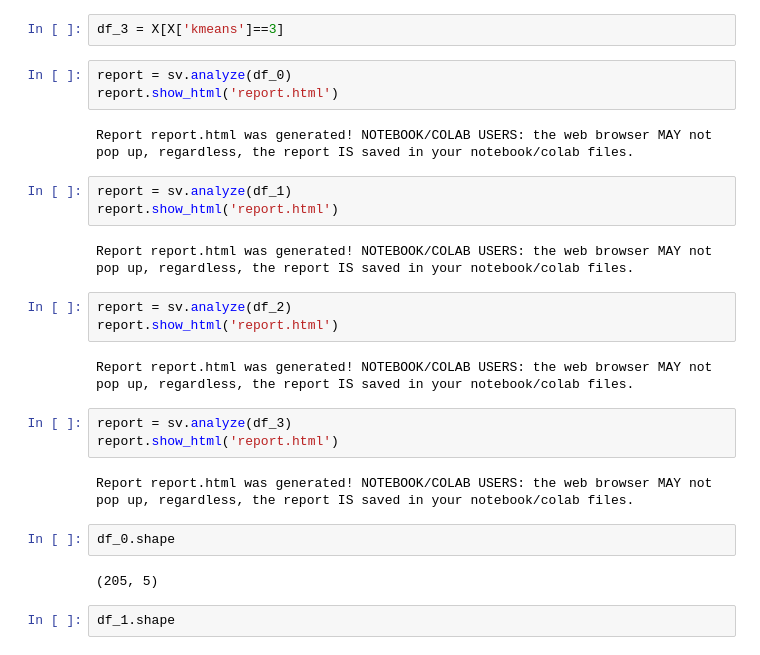
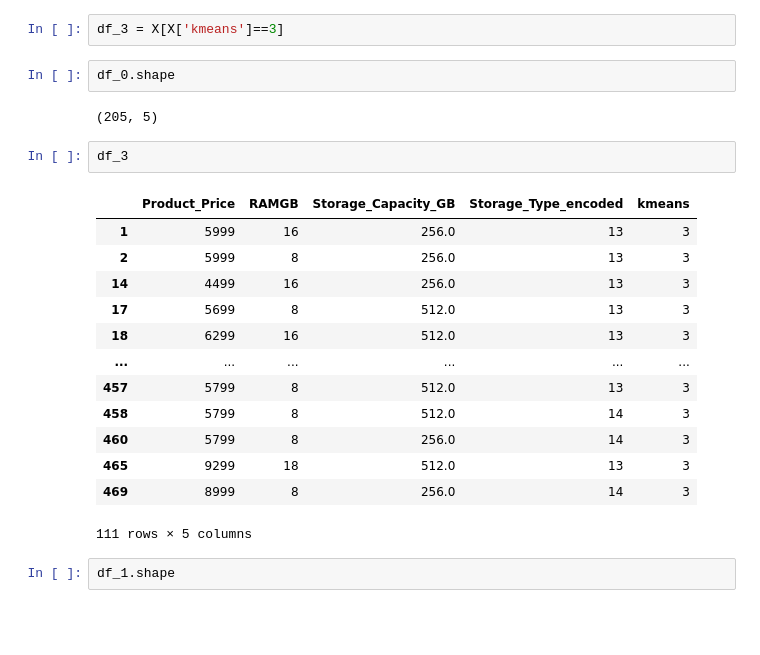
Before and after one commit to arwaalkhathlan/Project-5, a Jupyter notebook: EDA_Models_NoteBooks/K-means.ipynb, the cells around one changed output. Saved outputs shown, nothing was run; the diff lists cells and outputs as text; blank space fills up the shorter version.

```diff
--- a/EDA_Models_NoteBooks/K-means.ipynb
+++ b/EDA_Models_NoteBooks/K-means.ipynb
@@ -407,30 +412,26 @@ df_1 = X[X['kmeans']==1]
 df_2 = X[X['kmeans']==2]
 # %%
 df_3 = X[X['kmeans']==3]
-# %%
-report = sv.analyze(df_0)
-report.show_html('report.html')
-# %% [output]
-Report report.html was generated! NOTEBOOK/COLAB USERS: the web browser MAY not pop up, regardless, the report IS saved in your notebook/colab files.
-# %%
-report = sv.analyze(df_1)
-report.show_html('report.html')
-# %% [output]
-Report report.html was generated! NOTEBOOK/COLAB USERS: the web browser MAY not pop up, regardless, the report IS saved in your notebook/colab files.
-# %%
-report = sv.analyze(df_2)
-report.show_html('report.html')
-# %% [output]
-Report report.html was generated! NOTEBOOK/COLAB USERS: the web browser MAY not pop up, regardless, the report IS saved in your notebook/colab files.
-# %%
-report = sv.analyze(df_3)
-report.show_html('report.html')
-# %% [output]
-Report report.html was generated! NOTEBOOK/COLAB USERS: the web browser MAY not pop up, regardless, the report IS saved in your notebook/colab files.
 # %%
 df_0.shape
 # %% [output]
 (205, 5)
+# %%
+df_3
+# %% [output]
+|  | Product_Price | RAMGB | Storage_Capacity_GB | Storage_Type_encoded | kmeans |
+| 1 | 5999 | 16 | 256.0 | 13 | 3 |
+| 2 | 5999 | 8 | 256.0 | 13 | 3 |
+| 14 | 4499 | 16 | 256.0 | 13 | 3 |
+| 17 | 5699 | 8 | 512.0 | 13 | 3 |
+| 18 | 6299 | 16 | 512.0 | 13 | 3 |
+| ... | ... | ... | ... | ... | ... |
+| 457 | 5799 | 8 | 512.0 | 13 | 3 |
+| 458 | 5799 | 8 | 512.0 | 14 | 3 |
+| 460 | 5799 | 8 | 256.0 | 14 | 3 |
+| 465 | 9299 | 18 | 512.0 | 13 | 3 |
+| 469 | 8999 | 8 | 256.0 | 14 | 3 |
+111 rows × 5 columns
 # %%
 df_1.shape
 # %% [output]
```
Also changed, not shown: parts of 16 cells of this notebook, 17 other files.
